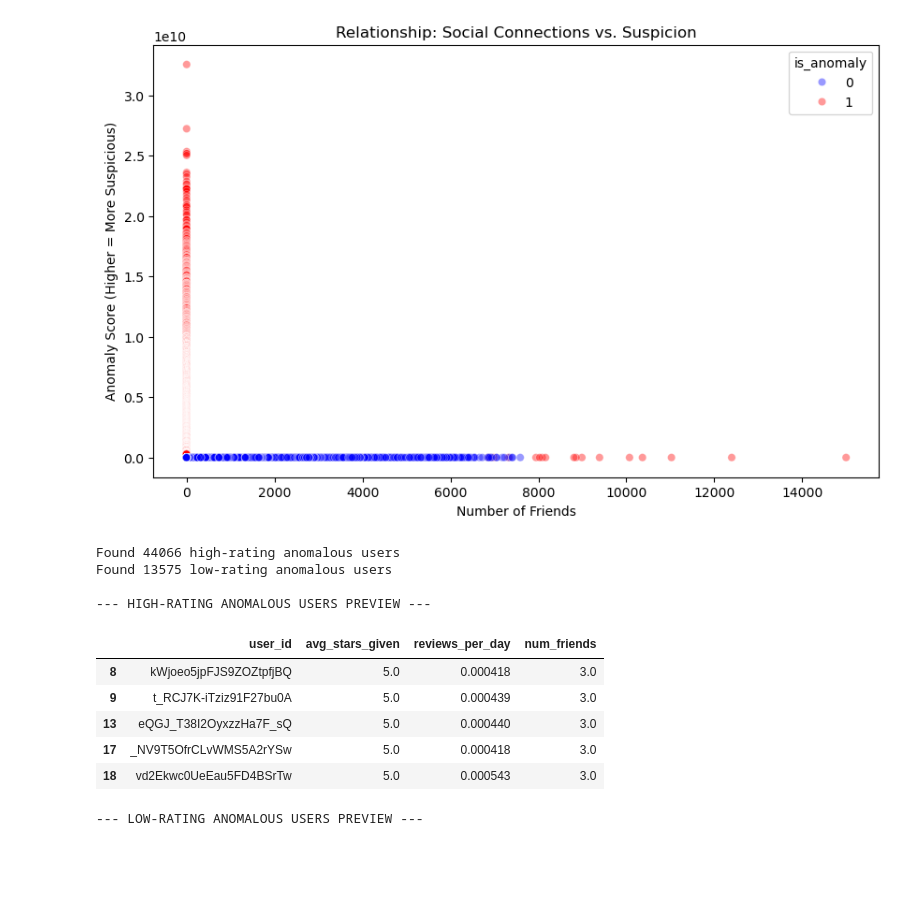
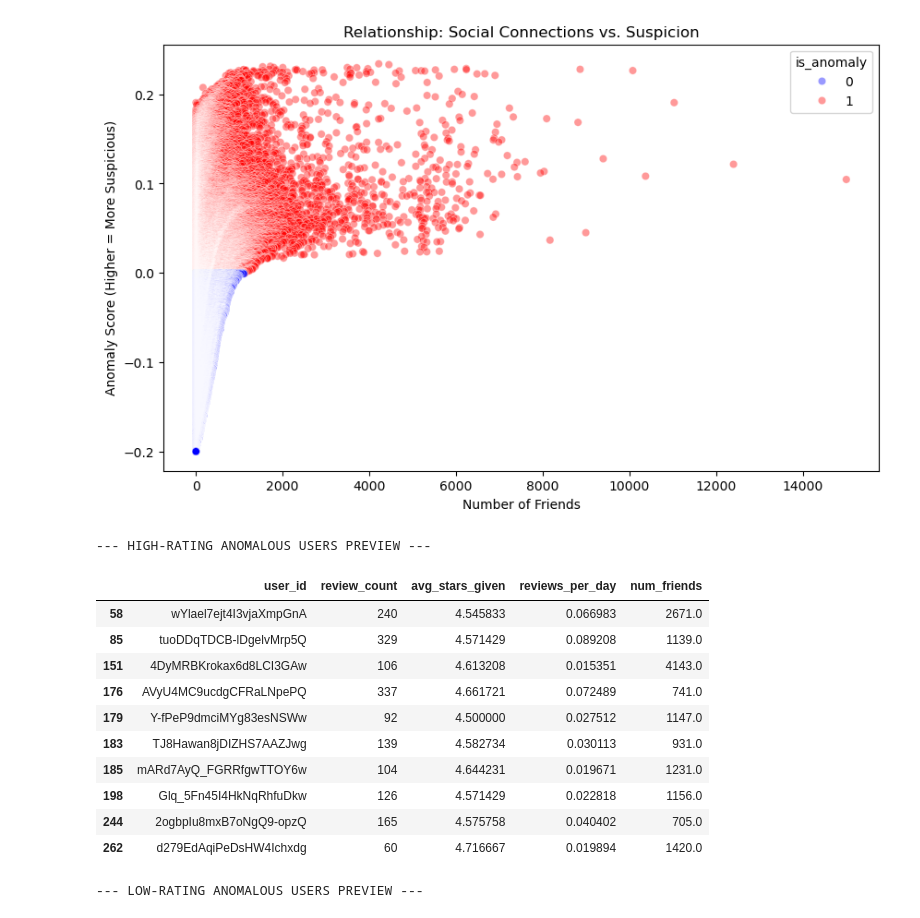
Before and after one commit to lpakingan/DATA228_GroupProject, a Jupyter notebook: notebooks/user_anomaly_analysis.ipynb, the cells around one changed output. Cells and saved outputs as stored; diff of their text form; code cells hidden in the pictures; blank space fills up the shorter version.

```diff
--- a/notebooks/user_anomaly_analysis.ipynb
+++ b/notebooks/user_anomaly_analysis.ipynb
@@ -1,9 +1,7 @@
 # %%
 import pandas as pd
 
-#df = pd.read_parquet("../outputs/user_anomaly_scores.parquet")
-# Comment out for comparison purposes
-df = pd.read_parquet("../outputs/user_anomaly_scores_winner.parquet")
+df = pd.read_parquet("../outputs/user_anomaly_scores.parquet")
 
 df.head()
 # %% [output]
@@ -54,27 +117,18 @@ df[df["is_anomaly"] == 1][[
 | max | 5.000000 | 1.000000 | 1704.000000 | 0.269386 | 14995.000000 |
 # %%
-import pandas as pd
-from pathlib import Path
-
-# Load Phase 2 results (winner sweep output)
-PROJECT_ROOT = Path.cwd().parent
-ANOMALY_PATH = PROJECT_ROOT / "outputs" / "user_anomaly_scores_winner.parquet"
-
-df = pd.read_parquet(ANOMALY_PATH)
-
 top_anomalies = (
     df[df["is_anomaly"] == 1]
     .sort_values("anomaly_score", ascending=False)
 )
-# Find users with 0 friends who are in anomaly list
-# bots
+# Find potential bots
+# Users with 0 friends and are in anomaly list
 bots = top_anomalies[
     (top_anomalies['num_friends'] == 0) &
     (top_anomalies['is_anomaly'] == 1)
 ].head(10)
 
 # Find "Review Bombers"
-# (Using 0.1 instead of 1.0 based on max of 0.269)
+# (Using 0.1 instead based on max of 0.269)
 bombers = top_anomalies[
     (top_anomalies['reviews_per_day'] > 0.1) &
     (top_anomalies['is_anomaly'] == 1)
@@ -159,4 +213,4 @@ plt.xlabel("Number of Friends")
 plt.ylabel("Anomaly Score (Higher = More Suspicious)")
 plt.show()
 # %% [output]
-[figure, old version]
+[figure, new version]
@@ -163,45 +231,29 @@ plt.show()
 # %%
-# Filter only for the anomalies identified by your model
-anomalies_only = df[df["is_anomaly"] == 1]
-
-# 1. High-rating anomalous users
-high_rating_anomalies = (
-    anomalies_only[anomalies_only["avg_stars_given"] >= 4.5]
-    .sort_values("anomaly_score", ascending=False)
-)
-
-# 2. Low-rating anomalous users
-low_rating_anomalies = (
-    anomalies_only[anomalies_only["avg_stars_given"] <= 1.5]
-    .sort_values("anomaly_score", ascending=False)
-)
-
-print(f"Found {len(high_rating_anomalies)} high-rating anomalous users")
-print(f"Found {len(low_rating_anomalies)} low-rating anomalous users")
-
-# Display a preview for case_studies.md
+# Display preview including review_count
 print("\n--- HIGH-RATING ANOMALOUS USERS PREVIEW ---")
 display(
     high_rating_anomalies[
-        ["user_id", "avg_stars_given", "reviews_per_day", "num_friends"]
-    ].head(5)
+        ["user_id", "review_count", "avg_stars_given", "reviews_per_day", "num_friends"]
+    ].head(10) # Look at 10 instead of 5 to see the pattern
 )
 
 print("\n--- LOW-RATING ANOMALOUS USERS PREVIEW ---")
 display(
     low_rating_anomalies[
-        ["user_id", "avg_stars_given", "reviews_per_day", "num_friends"]
-    ].head(5)
+        ["user_id", "review_count", "avg_stars_given", "reviews_per_day", "num_friends"]
+    ].head(10)
 )
 # %% [output]
-Found 44066 high-rating anomalous users
-Found 13575 low-rating anomalous users
-
 --- HIGH-RATING ANOMALOUS USERS PREVIEW ---
-|  | user_id | avg_stars_given | reviews_per_day | num_friends |
-| 8 | kWjoeo5jpFJS9ZOZtpfjBQ | 5.0 | 0.000418 | 3.0 |
-| 9 | t_RCJ7K-iTziz91F27bu0A | 5.0 | 0.000439 | 3.0 |
-| 13 | eQGJ_T38I2OyxzzHa7F_sQ | 5.0 | 0.000440 | 3.0 |
-| 17 | _NV9T5OfrCLvWMS5A2rYSw | 5.0 | 0.000418 | 3.0 |
-| 18 | vd2Ekwc0UeEau5FD4BSrTw | 5.0 | 0.000543 | 3.0 |
+|  | user_id | review_count | avg_stars_given | reviews_per_day | num_friends |
+| 58 | wYlael7ejt4I3vjaXmpGnA | 240 | 4.545833 | 0.066983 | 2671.0 |
+| 85 | tuoDDqTDCB-lDgelvMrp5Q | 329 | 4.571429 | 0.089208 | 1139.0 |
+| 151 | 4DyMRBKrokax6d8LCI3GAw | 106 | 4.613208 | 0.015351 | 4143.0 |
+| 176 | AVyU4MC9ucdgCFRaLNpePQ | 337 | 4.661721 | 0.072489 | 741.0 |
+| 179 | Y-fPeP9dmciMYg83esNSWw | 92 | 4.500000 | 0.027512 | 1147.0 |
+| 183 | TJ8Hawan8jDIZHS7AAZJwg | 139 | 4.582734 | 0.030113 | 931.0 |
+| 185 | mARd7AyQ_FGRRfgwTTOY6w | 104 | 4.644231 | 0.019671 | 1231.0 |
+| 198 | Glq_5Fn45I4HkNqRhfuDkw | 126 | 4.571429 | 0.022818 | 1156.0 |
+| 244 | 2ogbpIu8mxB7oNgQ9-opzQ | 165 | 4.575758 | 0.040402 | 705.0 |
+| 262 | d279EdAqiPeDsHW4Ichxdg | 60 | 4.716667 | 0.019894 | 1420.0 |
 --- LOW-RATING ANOMALOUS USERS PREVIEW ---
```
Also changed, not shown: parts of 17 cells of this notebook, 1 other file.
